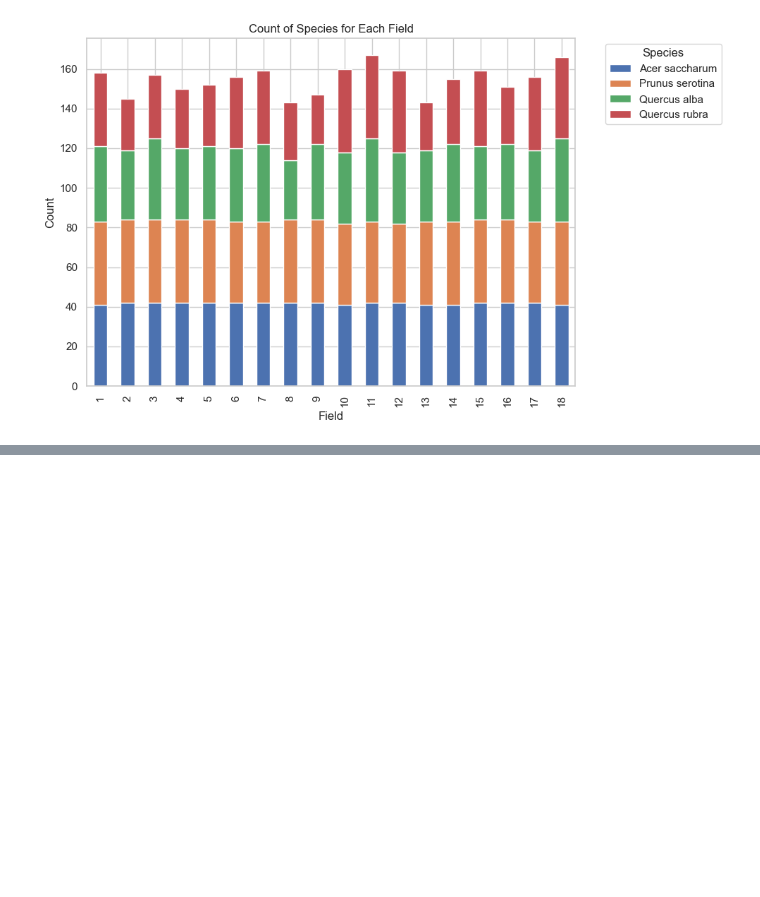
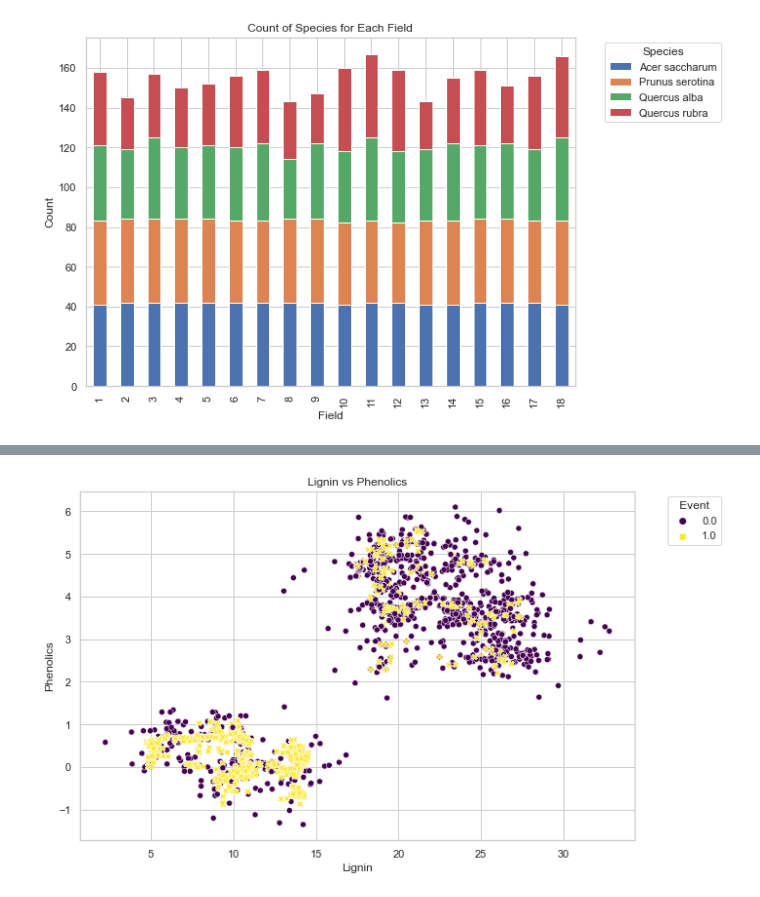
Before and after one commit to fedighanmi/Tree_Survival_Project, a Jupyter notebook: example/example_notebook.ipynb, the cells around one changed output, grey strips where cells are left out. Saved outputs shown, nothing was run; the diff lists cells and outputs as text; code cells hidden in the pictures; blank space fills up the shorter version.

```diff
--- a/example/example_notebook.ipynb
+++ b/example/example_notebook.ipynb
@@ -269,0 +270,6 @@ vs.bar_plot(df = df, type = "Light level vs status")
+# %%
+# The scatter_plot function will give out a scatter plot where it takes numerical X and Y-axis as one of the parameter, as well as the legend and the title.
+
+vs.scatter_plot(df, "Lignin", "Phenolics", "Event", "Lignin vs Phenolics")
+# %% [output]
+[figure, added]
```
Also changed, not shown: parts of 2 cells of this notebook.
